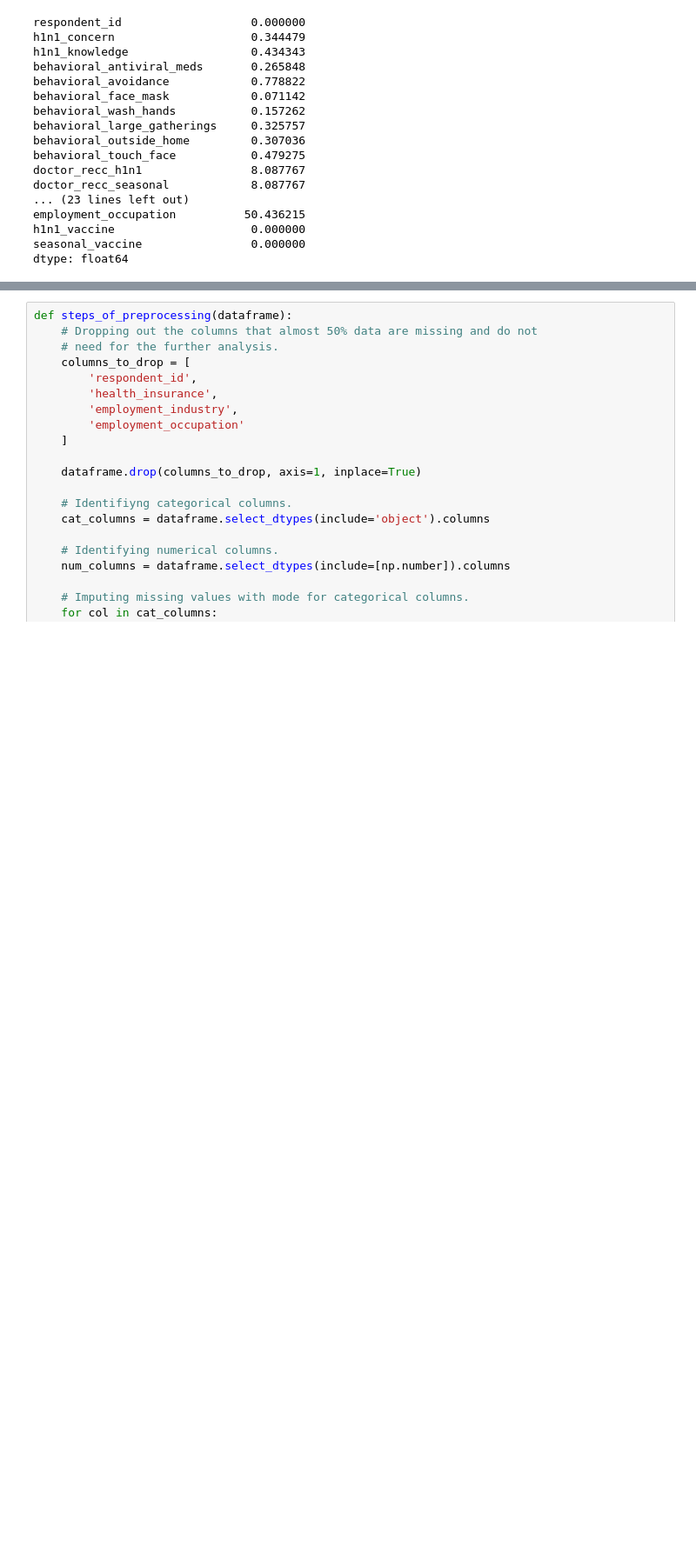
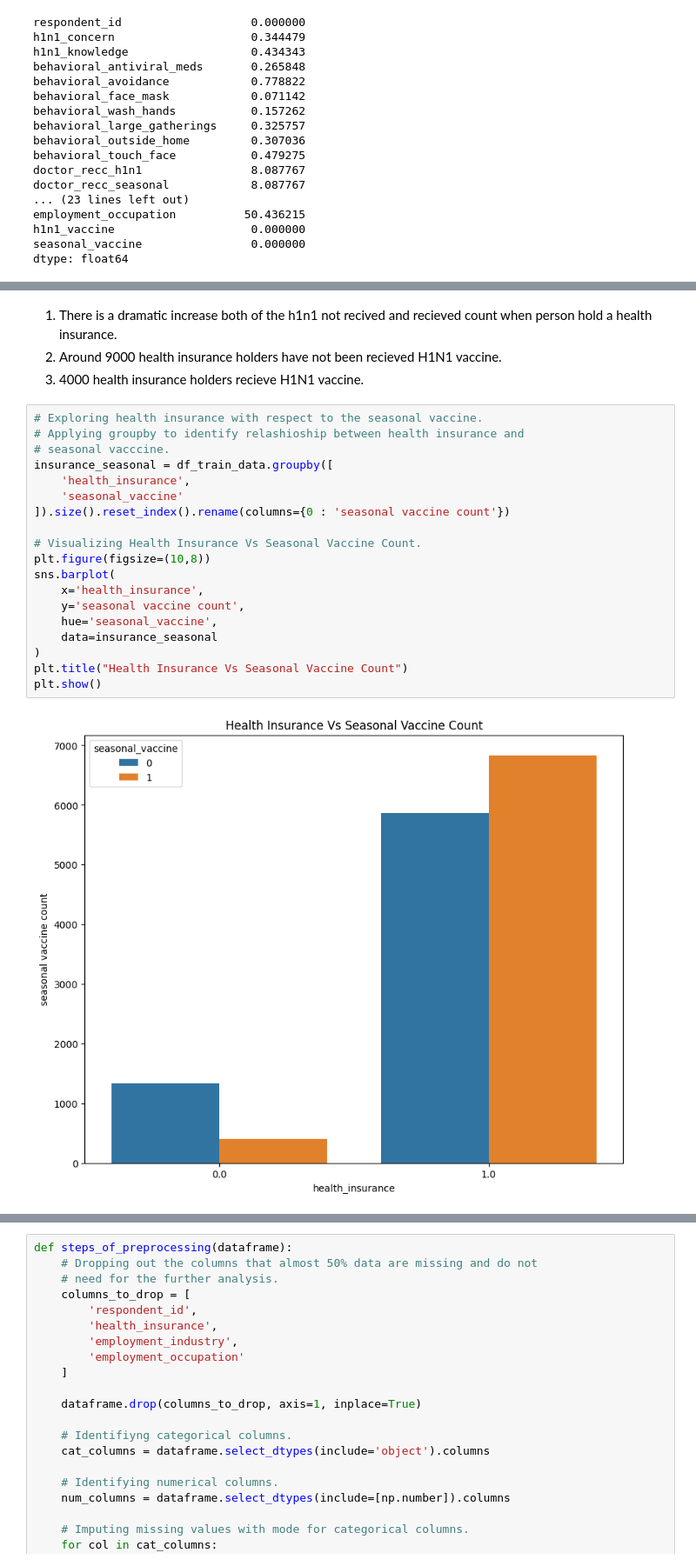
Before and after one commit to DhammikePremachandra/Predicting-H1N1-and-Seasonal-Flu-Vaccines, a Jupyter notebook: Predict_H1N1_Flu.ipynb, the cells around one changed output, grey strips where cells are left out. Shown at 87% size. Drawn from its saved outputs; the diff is of its cells as text; blank space fills up the shorter version.

```diff
--- a/Predict_H1N1_Flu.ipynb
+++ b/Predict_H1N1_Flu.ipynb
@@ -168,0 +196,25 @@ dtype: float64
+# %% [markdown]
+1. There is a dramatic increase both of the h1n1 not recived and recieved count when person hold a health insurance.
+2. Around 9000 health insurance holders have not been recieved H1N1 vaccine.
+3. 4000 health insurance holders recieve H1N1 vaccine.
+# %%
+# Exploring health insurance with respect to the seasonal vaccine.
+# Applying groupby to identify relashioship between health insurance and
+# seasonal vacccine.
+insurance_seasonal = df_train_data.groupby([
+    'health_insurance',
+    'seasonal_vaccine'
+]).size().reset_index().rename(columns={0 : 'seasonal vaccine count'})
+
+# Visualizing Health Insurance Vs Seasonal Vaccine Count.
+plt.figure(figsize=(10,8))
+sns.barplot(
+    x='health_insurance',
+    y='seasonal vaccine count',
+    hue='seasonal_vaccine',
+    data=insurance_seasonal
+)
+plt.title("Health Insurance Vs Seasonal Vaccine Count")
+plt.show()
+# %% [output]
+[figure, added]
```
Also changed, not shown: parts of 18 cells of this notebook.
